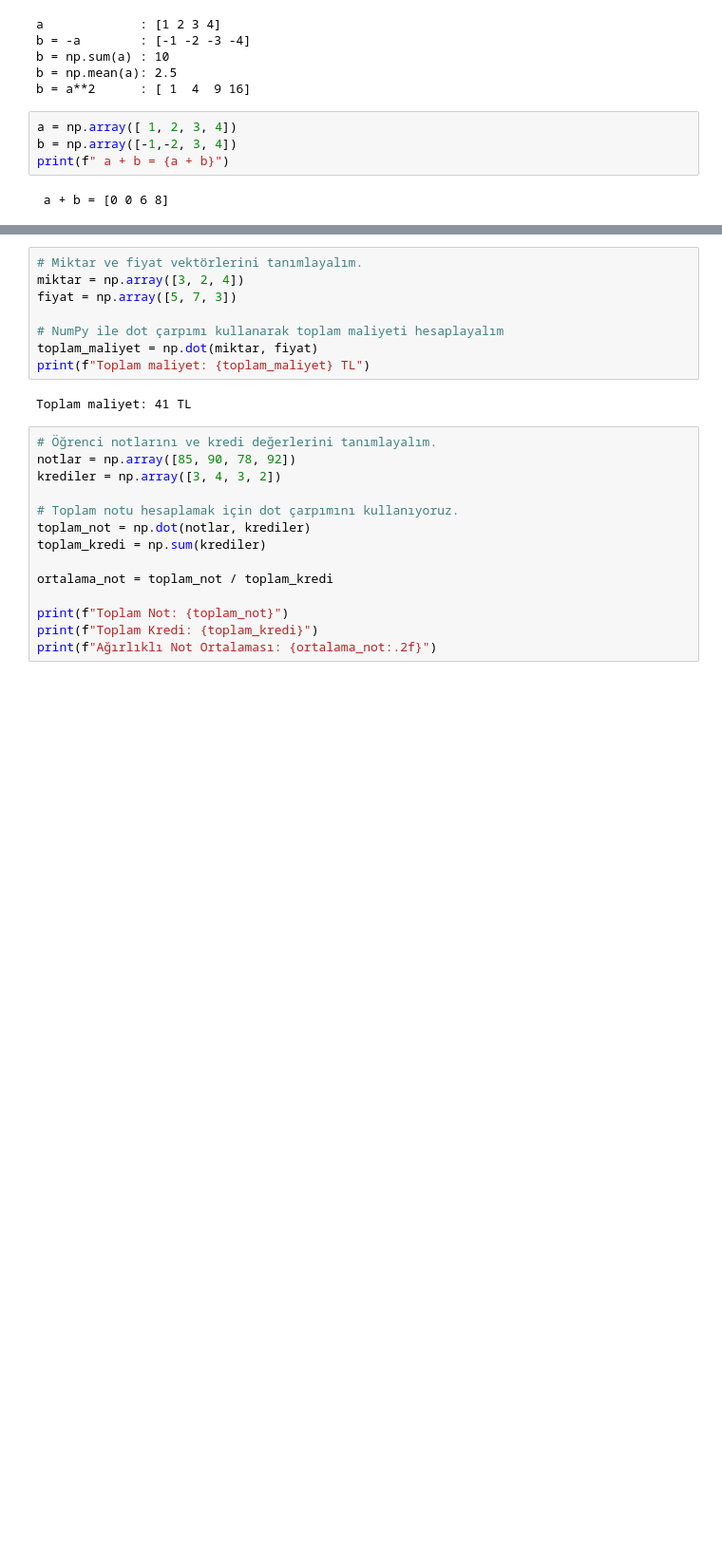
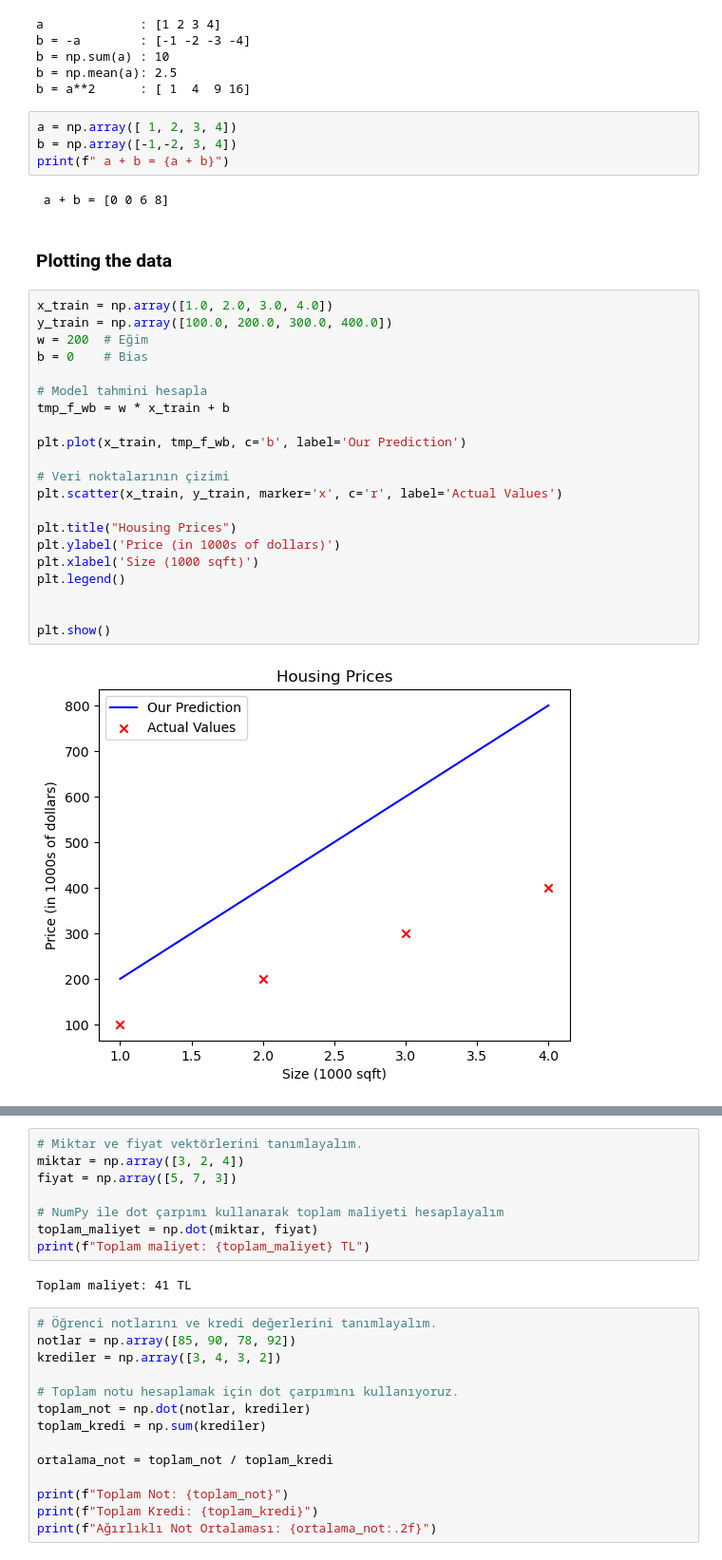
Before and after one commit to ayzezzz/machine-learning-journey, a Jupyter notebook: ml_01.ipynb, the cells around one changed output, grey strips where cells are left out. Shown at 95% size. Cells and saved outputs as stored; diff of their text form; blank space fills up the shorter version.

Commit message:
add plotting the data

```diff
--- a/ml_01.ipynb
+++ b/ml_01.ipynb
@@ -91,3 +91,28 @@ b = np.array([-1,-2, 3, 4])
 print(f" a + b = {a + b}")
 # %% [output]
  a + b = [0 0 6 8]
+# %% [markdown]
+### Plotting the data
+# %%
+x_train = np.array([1.0, 2.0, 3.0, 4.0])
+y_train = np.array([100.0, 200.0, 300.0, 400.0])
+w = 200  # Eğim
+b = 0    # Bias
+
+# Model tahmini hesapla
+tmp_f_wb = w * x_train + b
+
+plt.plot(x_train, tmp_f_wb, c='b', label='Our Prediction')
+
+# Veri noktalarının çizimi
+plt.scatter(x_train, y_train, marker='x', c='r', label='Actual Values')
+
+plt.title("Housing Prices")
+plt.ylabel('Price (in 1000s of dollars)')
+plt.xlabel('Size (1000 sqft)')
+plt.legend()
+
+
+plt.show()
+# %% [output]
+[figure, added]
```
Also changed, not shown: parts of 2 cells of this notebook.
